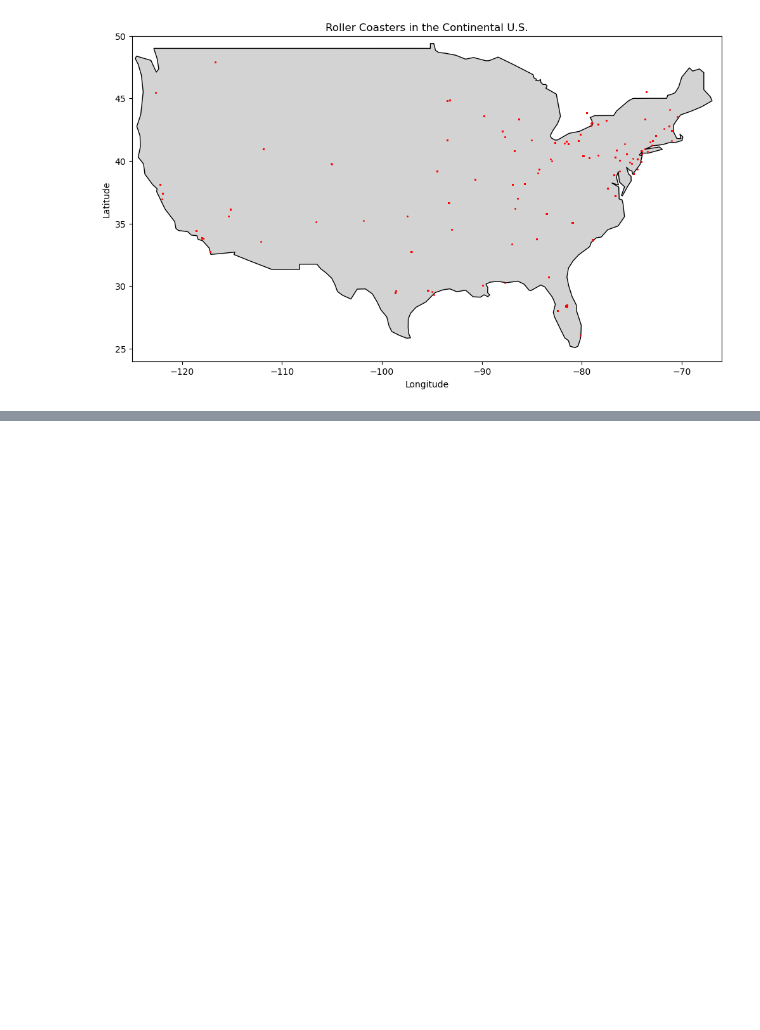
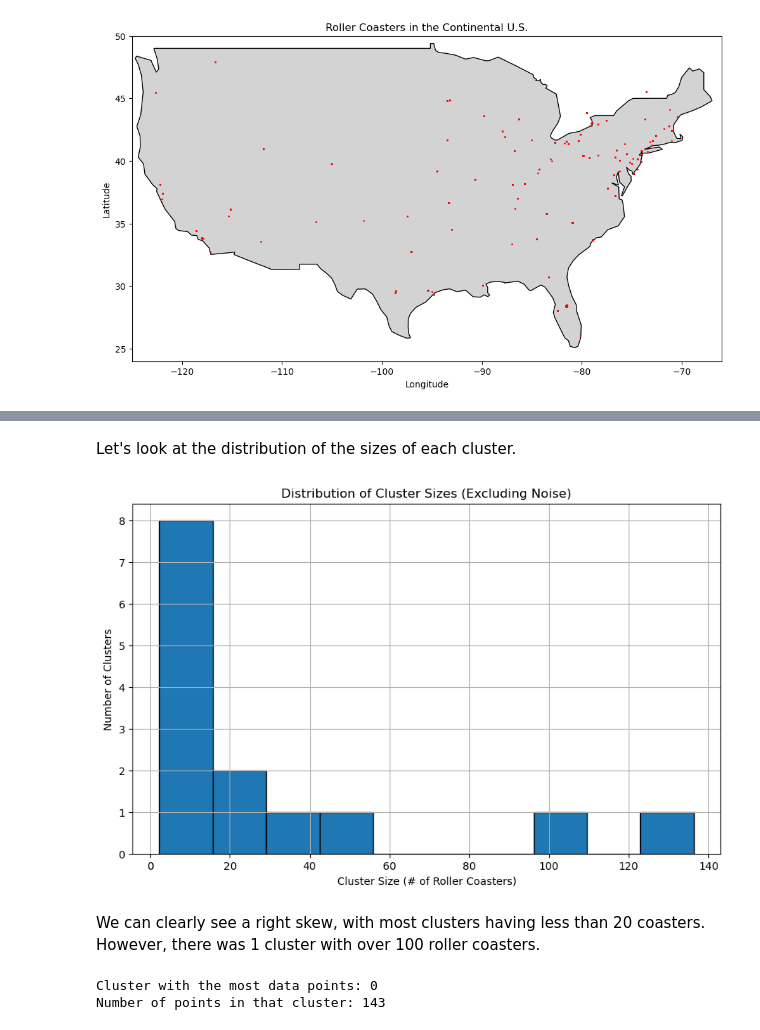
Before and after one commit to legendschwab/cmor438individual, a Jupyter notebook: Unsupervised Machine Learning/2. DBSCAN/dbscancmor438.ipynb, the cells around one changed output, grey strips where cells are left out. Drawn from its saved outputs; the diff is of its cells as text; code cells hidden in the pictures; blank space fills up the shorter version.

```diff
--- a/Unsupervised Machine Learning/2. DBSCAN/dbscancmor438.ipynb
+++ b/Unsupervised Machine Learning/2. DBSCAN/dbscancmor438.ipynb
@@ -166,0 +207,35 @@ There are 42 clusters formed by DBSCAN.
+# %% [markdown]
+Let's look at the distribution of the sizes of each cluster.
+# %%
+
+# Exclude noise (-1) if desired
+filtered_labels = labels[labels != -1]
+
+# Count points in each cluster
+(unique, counts) = np.unique(filtered_labels, return_counts=True)
+
+# Plot histogram of cluster sizes
+plt.figure(figsize=(10, 6))
+plt.hist(counts, bins=10, edgecolor='black', align='left')
+plt.title('Distribution of Cluster Sizes (Excluding Noise)')
+plt.xlabel('Cluster Size (# of Roller Coasters)')
+plt.ylabel('Number of Clusters')
+plt.grid(True)
+plt.show()
+# %% [output]
+[figure, added]
+# %% [markdown]
+We can clearly see a right skew, with most clusters having less than 20 coasters. However, there was 1 cluster with over 100 roller coasters.
+# %%
+# Count occurrences of each cluster label
+unique, counts = np.unique(filtered_labels, return_counts=True)
+
+# Get cluster with max count
+max_cluster = unique[np.argmax(counts)]
+max_count = counts[np.argmax(counts)]
+
+print(f"Cluster with the most data points: {max_cluster}")
+print(f"Number of points in that cluster: {max_count}")
+# %% [output]
+Cluster with the most data points: 0
+Number of points in that cluster: 143
```
Also changed, not shown: parts of 8 cells of this notebook.
